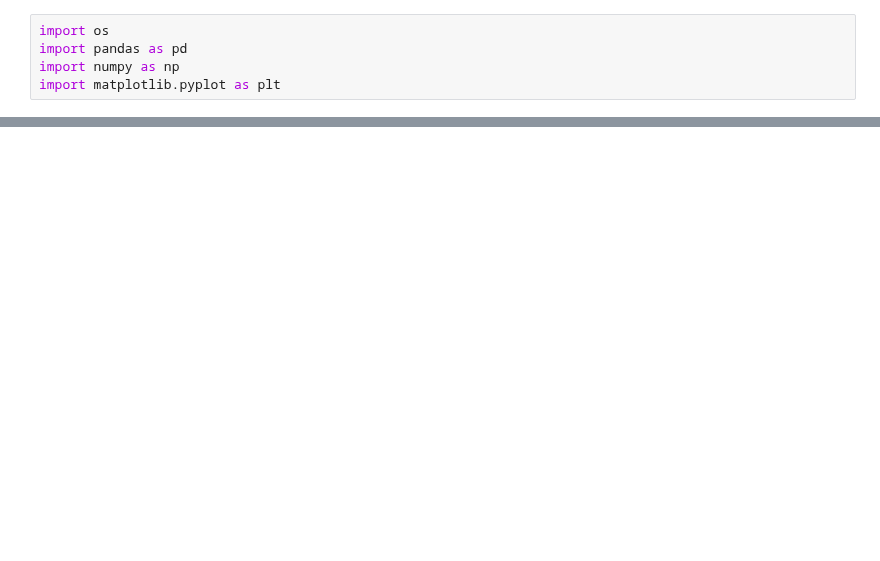
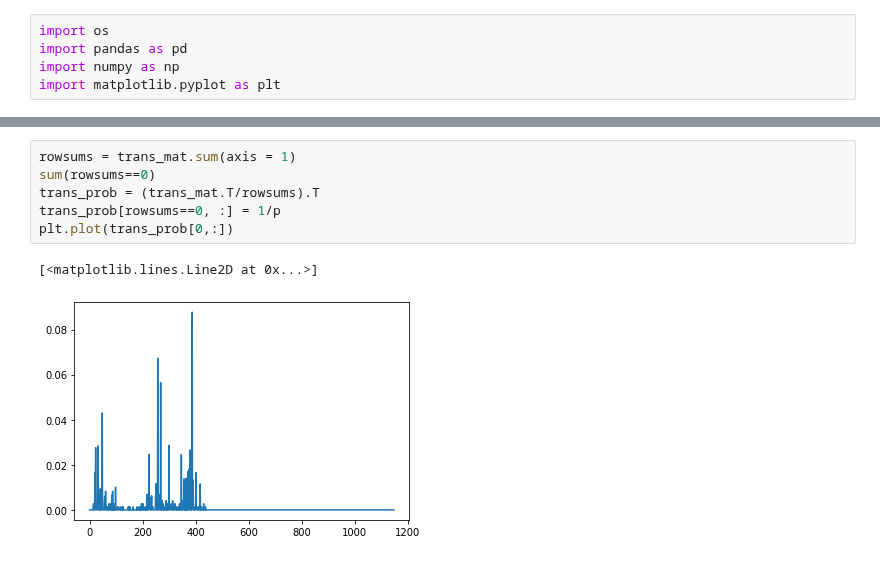
Before and after one commit to lg960214/DACON_Seoul_6, a Jupyter notebook: pre.ipynb, the cells around one changed output, grey strips where cells are left out. Saved outputs shown, nothing was run; the diff lists cells and outputs as text; blank space fills up the shorter version.

```diff
--- a/pre.ipynb
+++ b/pre.ipynb
@@ -16,0 +112,9 @@ df.head()
+# %%
+rowsums = trans_mat.sum(axis = 1)
+sum(rowsums==0)
+trans_prob = (trans_mat.T/rowsums).T
+trans_prob[rowsums==0, :] = 1/p
+plt.plot(trans_prob[0,:])
+# %% [output]
+[<matplotlib.lines.Line2D at 0x...>]
+[figure, added]
```
Also changed, not shown: parts of 12 cells of this notebook.
